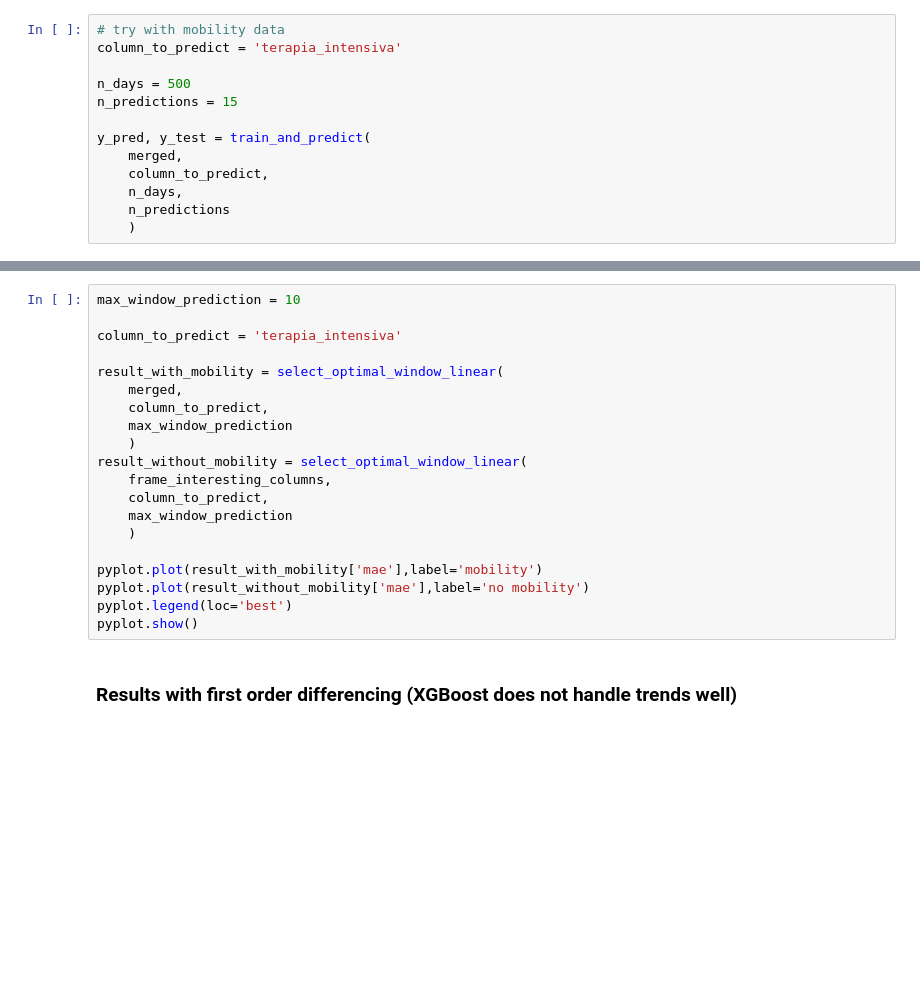
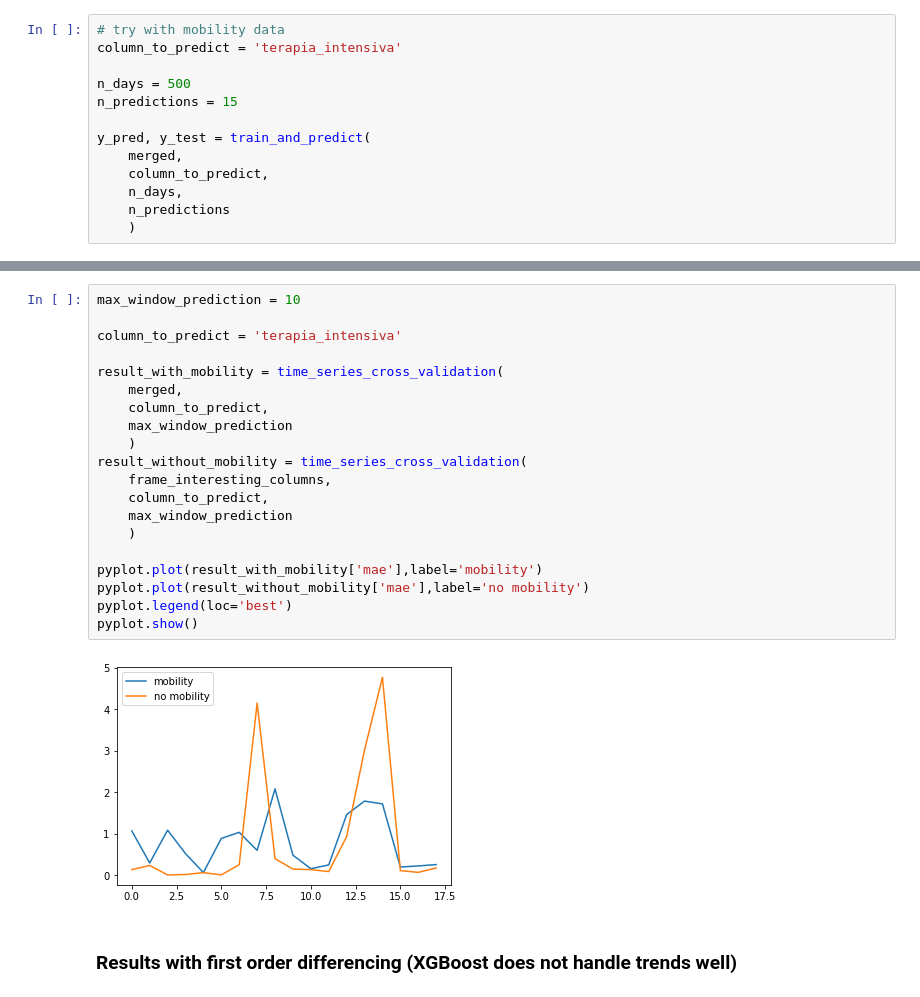
Before and after one commit to marco-mazzoli/progetto-tesi, a Jupyter notebook: data-extraction.ipynb, the cells around one changed output, grey strips where cells are left out. Saved outputs shown, nothing was run; the diff lists cells and outputs as text; blank space fills up the shorter version.

Commit message:
time series cross validation

```diff
--- a/data-extraction.ipynb
+++ b/data-extraction.ipynb
@@ -143,23 +166,25 @@ pyplot.show()
 # %%
 max_window_prediction = 10
 
 column_to_predict = 'terapia_intensiva'
 
-result_with_mobility = select_optimal_window_linear(
+result_with_mobility = time_series_cross_validation(
     merged,
     column_to_predict,
     max_window_prediction
     )
-result_without_mobility = select_optimal_window_linear(
+result_without_mobility = time_series_cross_validation(
     frame_interesting_columns,
     column_to_predict,
     max_window_prediction
     )
 
 pyplot.plot(result_with_mobility['mae'],label='mobility')
 pyplot.plot(result_without_mobility['mae'],label='no mobility')
 pyplot.legend(loc='best')
 pyplot.show()
+# %% [output]
+[figure, added]
 # %% [markdown]
 ### Results with first order differencing (XGBoost does not handle trends well)
 # %%
```
Also changed, not shown: parts of 10 cells of this notebook, 1 other file.
